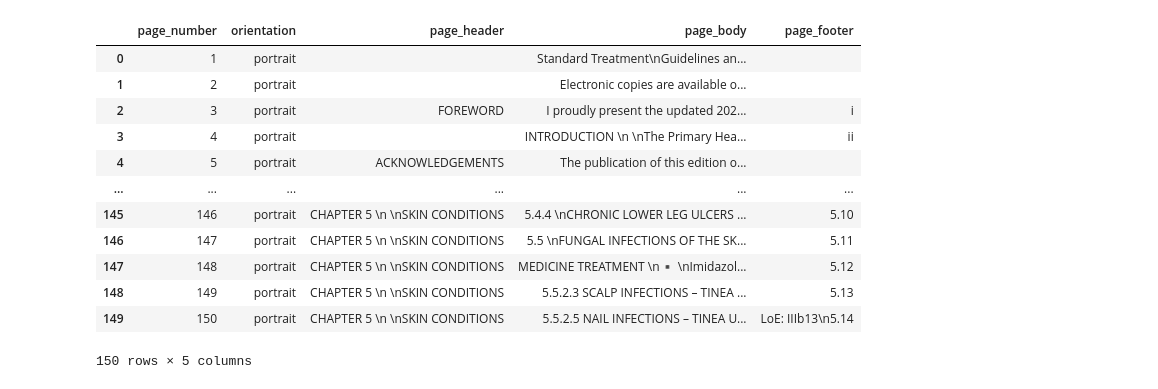
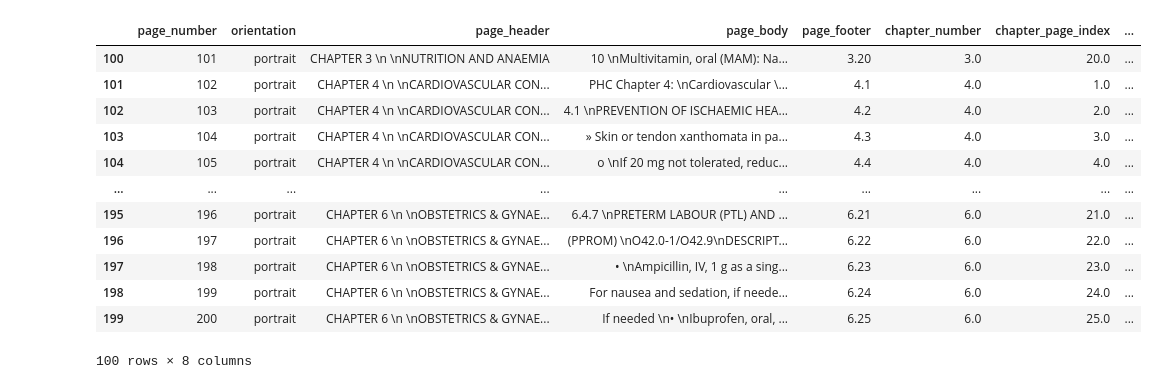
Before and after one commit to hamzavdr/clinical-decision-support-mvp, a Jupyter notebook: utils/eda.ipynb, the cells around one changed output. Saved outputs shown, nothing was run; the diff lists cells and outputs as text; code cells hidden in the pictures.

Commit message:
Working version with json object page-level chunking

```diff
--- a/utils/eda.ipynb
+++ b/utils/eda.ipynb
@@ -2,20 +2,20 @@
 import numpy as np
 import pandas as pd
 # %%
-df = pd.read_json('../guideline_documents/sa-phc-stg-2024.json')
+df = pd.read_json('../guideline_documents/sa-phc-stg-2024_pages_with_metadata.json')
-# %%
-df.head(150)
-# %% [output]
-|  | page_number | orientation | page_header | page_body | page_footer |
-| 0 | 1 | portrait |  | Standard Treatment\nGuidelines an... |  |
-| 1 | 2 | portrait |  | Electronic copies are available o... |  |
-| 2 | 3 | portrait | FOREWORD | I proudly present the updated 202... | i |
-| 3 | 4 | portrait |  | INTRODUCTION \n \nThe Primary Hea... | ii |
-| 4 | 5 | portrait | ACKNOWLEDGEMENTS | The publication of this edition o... |  |
-| ... | ... | ... | ... | ... | ... |
-| 145 | 146 | portrait | CHAPTER 5 \n \nSKIN CONDITIONS | 5.4.4 \nCHRONIC LOWER LEG ULCERS ... | 5.10 |
-| 146 | 147 | portrait | CHAPTER 5 \n \nSKIN CONDITIONS | 5.5 \nFUNGAL INFECTIONS OF THE SK... | 5.11 |
-| 147 | 148 | portrait | CHAPTER 5 \n \nSKIN CONDITIONS | MEDICINE TREATMENT \n▪ \nImidazol... | 5.12 |
-| 148 | 149 | portrait | CHAPTER 5 \n \nSKIN CONDITIONS | 5.5.2.3 SCALP INFECTIONS – TINEA ... | 5.13 |
-| 149 | 150 | portrait | CHAPTER 5 \n \nSKIN CONDITIONS | 5.5.2.5 NAIL INFECTIONS – TINEA U... | LoE: IIIb13\n5.14 |
-150 rows × 5 columns
+# %%
+df.iloc[100:200]
+# %% [output]
+|  | page_number | orientation | page_header | page_body | page_footer | chapter_number | chapter_page_index | ... |
+| 100 | 101 | portrait | CHAPTER 3 \n \nNUTRITION AND ANAEMIA | 10 \nMultivitamin, oral (MAM): Na... | 3.20 | 3.0 | 20.0 | ... |
+| 101 | 102 | portrait | CHAPTER 4 \n \nCARDIOVASCULAR CON... | PHC Chapter 4: \nCardiovascular \... | 4.1 | 4.0 | 1.0 | ... |
+| 102 | 103 | portrait | CHAPTER 4 \n \nCARDIOVASCULAR CON... | 4.1 \nPREVENTION OF ISCHAEMIC HEA... | 4.2 | 4.0 | 2.0 | ... |
+| 103 | 104 | portrait | CHAPTER 4 \n \nCARDIOVASCULAR CON... | » Skin or tendon xanthomata in pa... | 4.3 | 4.0 | 3.0 | ... |
+| 104 | 105 | portrait | CHAPTER 4 \n \nCARDIOVASCULAR CON... | o \nIf 20 mg not tolerated, reduc... | 4.4 | 4.0 | 4.0 | ... |
+| ... | ... | ... | ... | ... | ... | ... | ... | ... |
+| 195 | 196 | portrait | CHAPTER 6 \n \nOBSTETRICS & GYNAE... | 6.4.7 \nPRETERM LABOUR (PTL) AND ... | 6.21 | 6.0 | 21.0 | ... |
+| 196 | 197 | portrait | CHAPTER 6 \n \nOBSTETRICS & GYNAE... | (PPROM) \nO42.0-1/O42.9\nDESCRIPT... | 6.22 | 6.0 | 22.0 | ... |
+| 197 | 198 | portrait | CHAPTER 6 \n \nOBSTETRICS & GYNAE... | • \nAmpicillin, IV, 1 g as a sing... | 6.23 | 6.0 | 23.0 | ... |
+| 198 | 199 | portrait | CHAPTER 6 \n \nOBSTETRICS & GYNAE... | For nausea and sedation, if neede... | 6.24 | 6.0 | 24.0 | ... |
+| 199 | 200 | portrait | CHAPTER 6 \n \nOBSTETRICS & GYNAE... | If needed \n• \nIbuprofen, oral, ... | 6.25 | 6.0 | 25.0 | ... |
+100 rows × 8 columns
```
Also changed, not shown: 5 other files.
